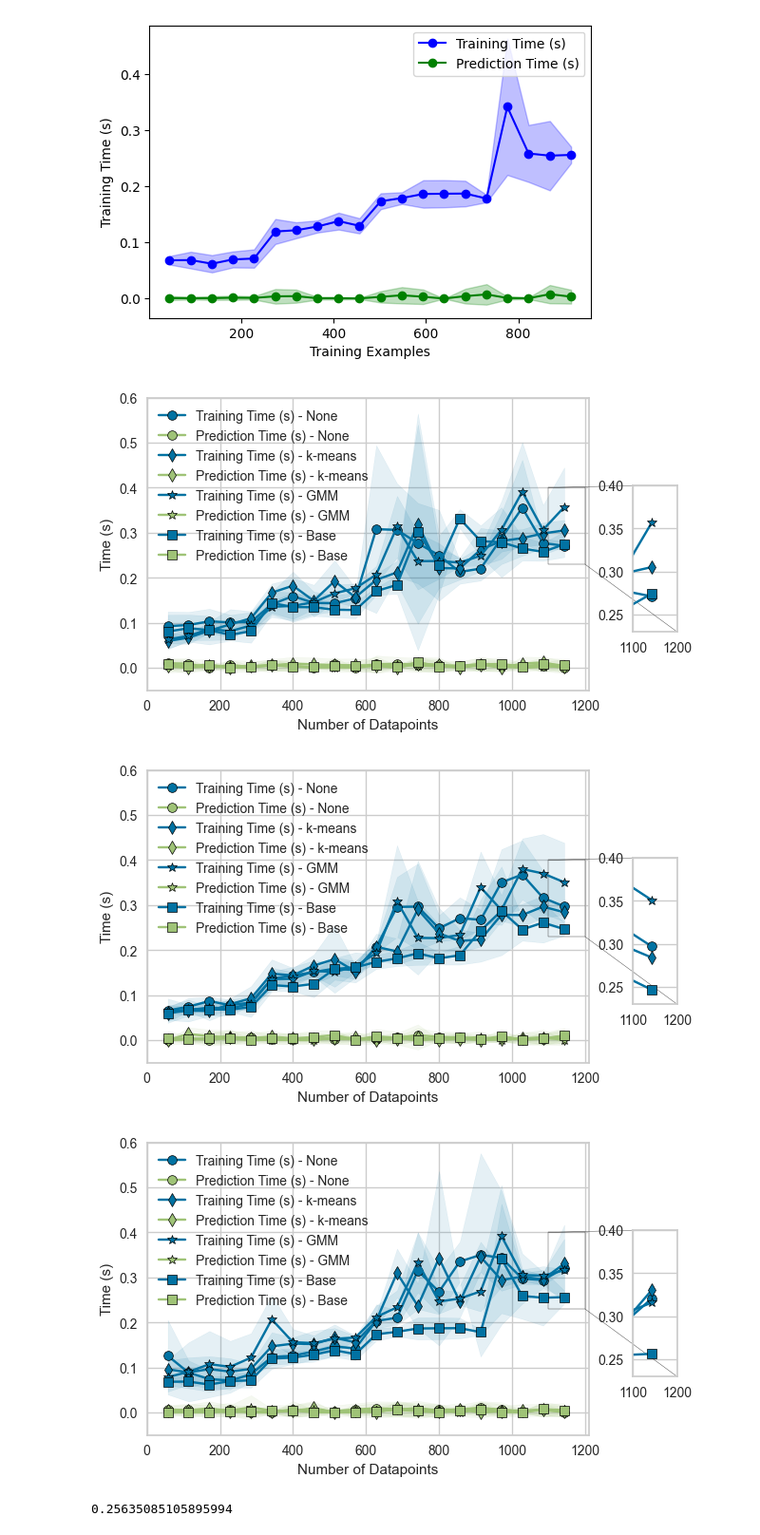
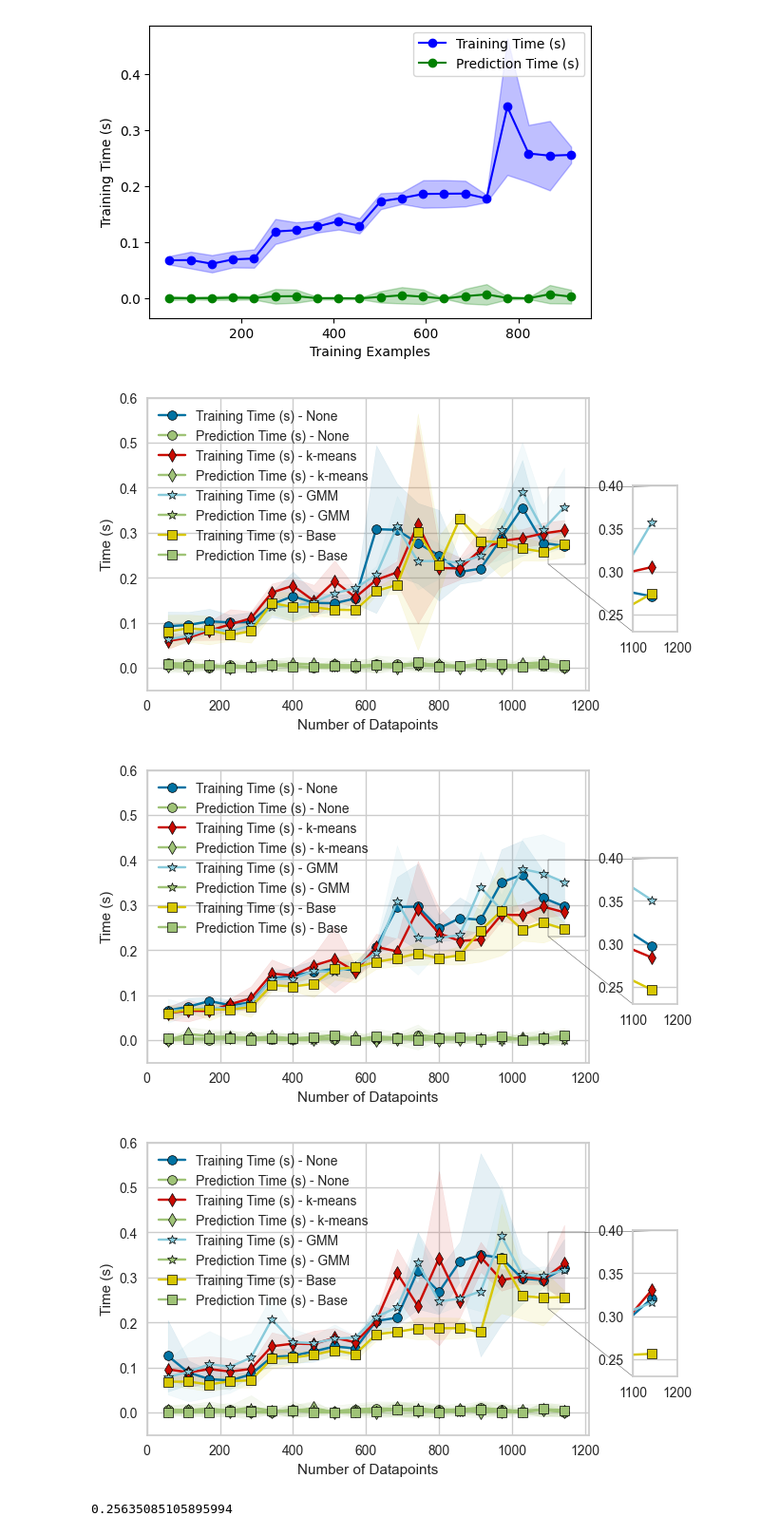
Before and after one commit to kodendaal/cs_7641_a3, a Jupyter notebook: main_nn.ipynb, the cells around one changed output. Shown at 95% size. Cells and saved outputs as stored; diff of their text form; code cells hidden in the pictures.

```diff
--- a/main_nn.ipynb
+++ b/main_nn.ipynb
@@ -621,19 +621,19 @@ for i in range(3):
     ax.fill_between(train_sizes, times[0][0] - 2 * times[0][2], times[0][0] + 2 * times[0][2], alpha=0.1, color="C0")
     ax.fill_between(train_sizes, times[0][1] - 2 * times[0][3], times[0][1] + 2 * times[0][3], alpha=0.1, color="C1")
 
-    ax.plot(train_sizes, times[1][0], '-d', color='C0', markeredgecolor='black', markeredgewidth=0.5, label='Training Time (s) - k-means')
+    ax.plot(train_sizes, times[1][0], '-d', color='C2', markeredgecolor='black', markeredgewidth=0.5, label='Training Time (s) - k-means')
     ax.plot(train_sizes, times[1][1], '-d', color='C1', markeredgecolor='black', markeredgewidth=0.5, label='Prediction Time (s) - k-means')
-    ax.fill_between(train_sizes, times[1][0] - 2 * times[1][2], times[1][0] + 2 * times[1][2], alpha=0.1, color="C0")
+    ax.fill_between(train_sizes, times[1][0] - 2 * times[1][2], times[1][0] + 2 * times[1][2], alpha=0.1, color="C2")
     ax.fill_between(train_sizes, times[1][1] - 2 * times[1][3], times[1][1] + 2 * times[1][3], alpha=0.1, color="C1")
 
-    ax.plot(train_sizes, times[2][0], '-*', color='C0', markeredgecolor='black', markeredgewidth=0.5, label='Training Time (s) - GMM')
+    ax.plot(train_sizes, times[2][0], '-*', color='C5', markeredgecolor='black', markeredgewidth=0.5, label='Training Time (s) - GMM')
     ax.plot(train_sizes, times[2][1], '-*', color='C1', markeredgecolor='black', markeredgewidth=0.5, label='Prediction Time (s) - GMM')
-    ax.fill_between(train_sizes, times[2][0] - 2 * times[2][2], times[2][0] + 2 * times[2][2], alpha=0.1, color="C0")
+    ax.fill_between(train_sizes, times[2][0] - 2 * times[2][2], times[2][0] + 2 * times[2][2], alpha=0.1, color="C5")
     ax.fill_between(train_sizes, times[2][1] - 2 * times[2][3], times[2][1] + 2 * times[2][3], alpha=0.1, color="C1")
 
-    ax.plot(train_sizes, times[3][0], '-s', color='C0', markeredgecolor='black', markeredgewidth=0.5, label='Training Time (s) - Base')
+    ax.plot(train_sizes, times[3][0], '-s', color='C4', markeredgecolor='black', markeredgewidth=0.5, label='Training Time (s) - Base')
     ax.plot(train_sizes, times[3][1], '-s', color='C1', markeredgecolor='black', markeredgewidth=0.5, label='Prediction Time (s) - Base')
-    ax.fill_between(train_sizes, times[3][0] - 2 * times[3][2], times[3][0] + 2 * times[3][2], alpha=0.1, color="C0")
+    ax.fill_between(train_sizes, times[3][0] - 2 * times[3][2], times[3][0] + 2 * times[3][2], alpha=0.1, color="C4")
     ax.fill_between(train_sizes, times[3][1] - 2 * times[3][3], times[3][1] + 2 * times[3][3], alpha=0.1, color="C1")
 
 
@@ -644,40 +644,40 @@ for i in range(3):
     else:
         ax.set_xlim([0, 4900])
         ax.set_ylim([-0.1, 2.1])
 
     ax.set_xlabel('Number of Datapoints')
     ax.set_ylabel('Time (s)')
     ax.legend(loc='upper left')
 
     # Create an inset plot
     axins = inset_axes(ax, width="30%", height="30%", loc='upper right')
     axins.plot(train_sizes, times[0][0], '-o', color='C0', markeredgecolor='black', markeredgewidth=0.5)
     axins.plot(train_sizes, times[0][1], '-o', color='C1', markeredgecolor='black', markeredgewidth=0.5)
-    axins.plot(train_sizes, times[1][0], '-d', color='C0', markeredgecolor='black', markeredgewidth=0.5)
+    axins.plot(train_sizes, times[1][0], '-d', color='C2', markeredgecolor='black', markeredgewidth=0.5)
     axins.plot(train_sizes, times[1][1], '-d', color='C1', markeredgecolor='black', markeredgewidth=0.5)
-    axins.plot(train_sizes, times[2][0], '-*', color='C0', markeredgecolor='black', markeredgewidth=0.5)
+    axins.plot(train_sizes, times[2][0], '-*', color='C5', markeredgecolor='black', markeredgewidth=0.5)
     axins.plot(train_sizes, times[2][1], '-*', color='C1', markeredgecolor='black', markeredgewidth=0.5)
-    axins.plot(train_sizes, times[3][0], '-s', color='C0', markeredgecolor='black', markeredgewidth=0.5)
+    axins.plot(train_sizes, times[3][0], '-s', color='C4', markeredgecolor='black', markeredgewidth=0.5)
     axins.plot(train_sizes, times[3][1], '-s', color='C1', markeredgecolor='black', markeredgewidth=0.5)
 
     # Zoom in to the specified area in the inset
     if 'wine' in path:
         axins.set_xlim(1100, 1200)
         axins.set_ylim(0.23, 0.40)
     else:
         axins.set_xlim(4600, 4800)
         axins.set_ylim(-0.01, 0.22)
 
     ip = InsetPosition(ax, [1.1,0.2,0.1,0.5])
     axins.set_axes_locator(ip)
 
     # Draw connecting lines between the rectangle and the inset plot
-    mark_inset(ax, axins, loc1=2, loc2=4, fc="none", ec="0.2")
+    mark_inset(ax, axins, loc1=3, loc2=1, fc="none", ec="0.2")
     plt.show()
 # %% [output]
-[figure, old version]
+[figure, new version]
-[figure, old version]
+[figure, new version]
-[figure, old version]
+[figure, new version]
 # %%
 times[3][0][-1]
 # %% [output]
```
Also changed, not shown: 1 other file.
